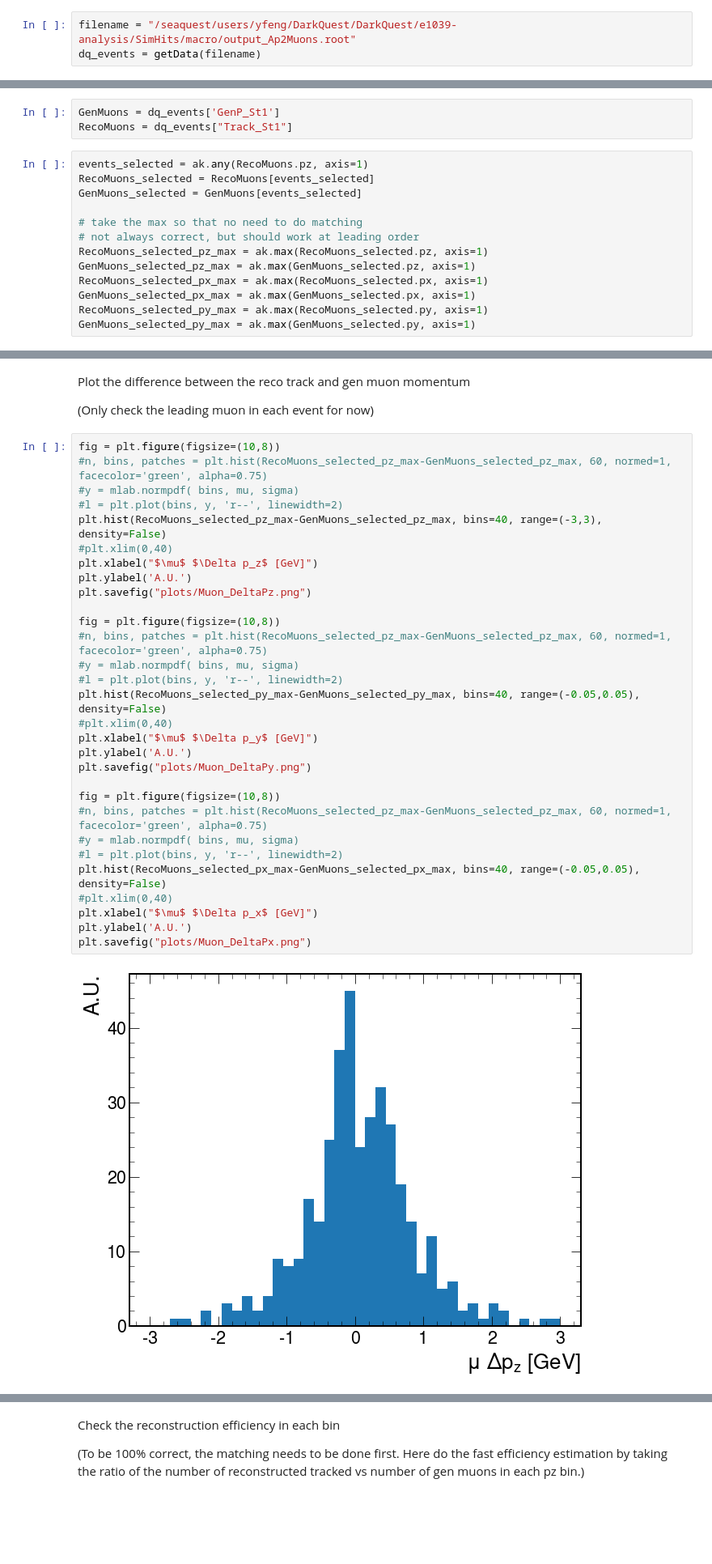
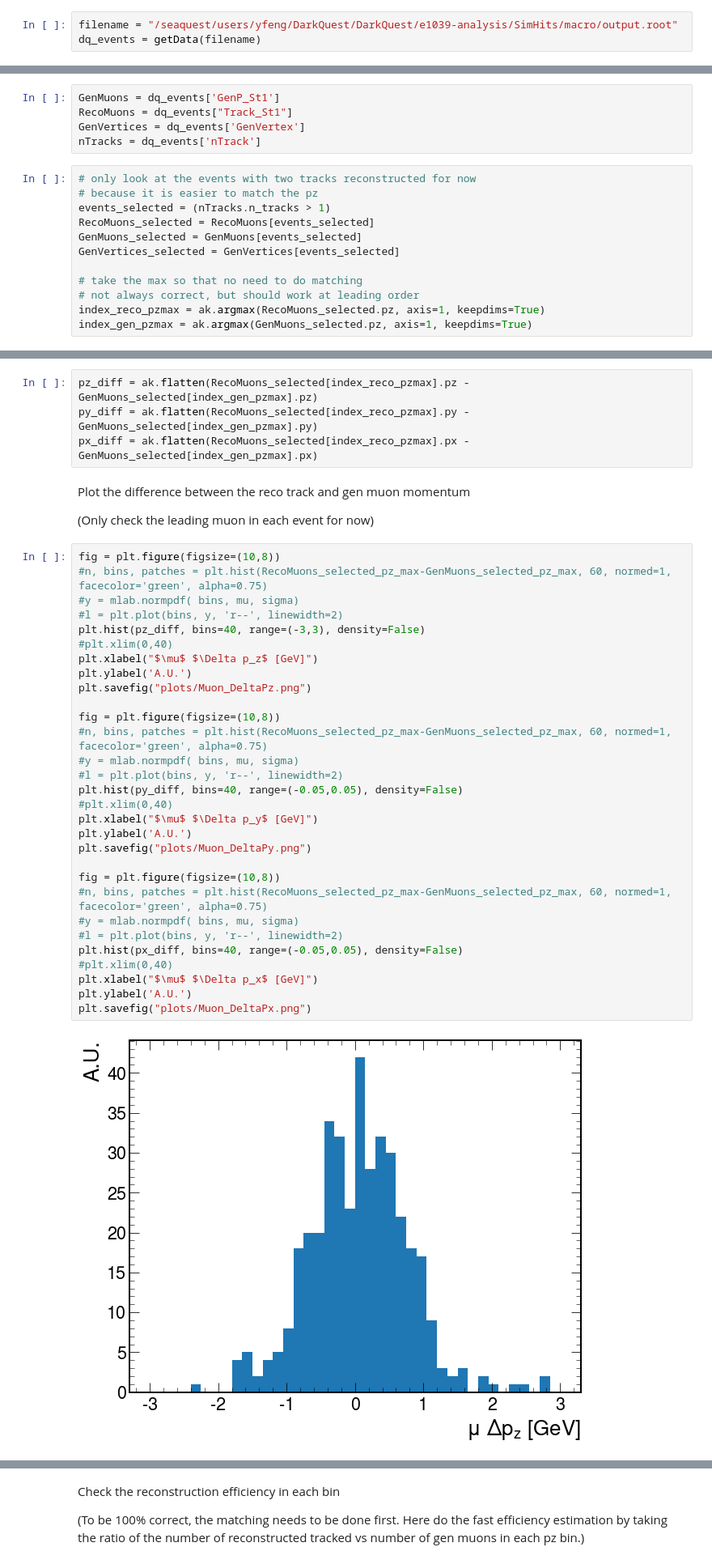
Before and after one commit to DarkQuest-FNAL/DarkQuest, a Jupyter notebook: e1039-analysis/python/DisplacedTracking.ipynb, the cells around one changed output, grey strips where cells are left out. Shown: that part at 81% size. Cells and saved outputs as stored; diff of their text form; blank space fills up the shorter version.

Commit message:
use pzmax matching for gen and reco

```diff
--- a/e1039-analysis/python/DisplacedTracking.ipynb
+++ b/e1039-analysis/python/DisplacedTracking.ipynb
@@ -55,7 +64,7 @@ Load data into awkward array.
 
 The data are the outputs from the `Fun4Sim_Ap2Muons.C` macro
 # %%
-filename = "/seaquest/users/yfeng/DarkQuest/DarkQuest/e1039-analysis/SimHits/macro/output_Ap2Muons.root"
+filename = "/seaquest/users/yfeng/DarkQuest/DarkQuest/e1039-analysis/SimHits/macro/output.root"
 dq_events = getData(filename)
 # %% [markdown]
 Plot the Aprime decaying to dimuon vertex position
@@ -115,16 +124,17 @@ plt.savefig("plots/Muon_Pz.png")
 # %%
 GenMuons = dq_events['GenP_St1']
 RecoMuons = dq_events["Track_St1"]
+GenVertices = dq_events['GenVertex']
+nTracks = dq_events['nTrack']
 # %%
-events_selected = ak.any(RecoMuons.pz, axis=1)
+# only look at the events with two tracks reconstructed for now
+# because it is easier to match the pz
+events_selected = (nTracks.n_tracks > 1)
 RecoMuons_selected = RecoMuons[events_selected]
 GenMuons_selected = GenMuons[events_selected]
+GenVertices_selected = GenVertices[events_selected]
 
 # take the max so that no need to do matching
 # not always correct, but should work at leading order
-RecoMuons_selected_pz_max = ak.max(RecoMuons_selected.pz, axis=1)
-GenMuons_selected_pz_max = ak.max(GenMuons_selected.pz, axis=1)
-RecoMuons_selected_px_max = ak.max(RecoMuons_selected.px, axis=1)
-GenMuons_selected_px_max = ak.max(GenMuons_selected.px, axis=1)
-RecoMuons_selected_py_max = ak.max(RecoMuons_selected.py, axis=1)
-GenMuons_selected_py_max = ak.max(GenMuons_selected.py, axis=1)
+index_reco_pzmax = ak.argmax(RecoMuons_selected.pz, axis=1, keepdims=True)
+index_gen_pzmax = ak.argmax(GenMuons_selected.pz, axis=1, keepdims=True)
@@ -131,3 +202,7 @@ GenMuons_selected_py_max = ak.max(GenMuons_selected.py, axis=1)
+# %%
+pz_diff = ak.flatten(RecoMuons_selected[index_reco_pzmax].pz - GenMuons_selected[index_gen_pzmax].pz)
+py_diff = ak.flatten(RecoMuons_selected[index_reco_pzmax].py - GenMuons_selected[index_gen_pzmax].py)
+px_diff = ak.flatten(RecoMuons_selected[index_reco_pzmax].px - GenMuons_selected[index_gen_pzmax].px)
 # %% [markdown]
 Plot the difference between the reco track and gen muon momentum
 
@@ -135,32 +210,32 @@ Plot the difference between the reco track and gen muon momentum
 # %%
 fig = plt.figure(figsize=(10,8))
 #n, bins, patches = plt.hist(RecoMuons_selected_pz_max-GenMuons_selected_pz_max, 60, normed=1, facecolor='green', alpha=0.75)
 #y = mlab.normpdf( bins, mu, sigma)
 #l = plt.plot(bins, y, 'r--', linewidth=2)
-plt.hist(RecoMuons_selected_pz_max-GenMuons_selected_pz_max, bins=40, range=(-3,3), density=False)
+plt.hist(pz_diff, bins=40, range=(-3,3), density=False)
 #plt.xlim(0,40)
 plt.xlabel("$\mu$ $\Delta p_z$ [GeV]")
 plt.ylabel('A.U.')
 plt.savefig("plots/Muon_DeltaPz.png")
 
 fig = plt.figure(figsize=(10,8))
 #n, bins, patches = plt.hist(RecoMuons_selected_pz_max-GenMuons_selected_pz_max, 60, normed=1, facecolor='green', alpha=0.75)
 #y = mlab.normpdf( bins, mu, sigma)
 #l = plt.plot(bins, y, 'r--', linewidth=2)
-plt.hist(RecoMuons_selected_py_max-GenMuons_selected_py_max, bins=40, range=(-0.05,0.05), density=False)
+plt.hist(py_diff, bins=40, range=(-0.05,0.05), density=False)
 #plt.xlim(0,40)
 plt.xlabel("$\mu$ $\Delta p_y$ [GeV]")
 plt.ylabel('A.U.')
 plt.savefig("plots/Muon_DeltaPy.png")
 
 fig = plt.figure(figsize=(10,8))
 #n, bins, patches = plt.hist(RecoMuons_selected_pz_max-GenMuons_selected_pz_max, 60, normed=1, facecolor='green', alpha=0.75)
 #y = mlab.normpdf( bins, mu, sigma)
 #l = plt.plot(bins, y, 'r--', linewidth=2)
-plt.hist(RecoMuons_selected_px_max-GenMuons_selected_px_max, bins=40, range=(-0.05,0.05), density=False)
+plt.hist(px_diff, bins=40, range=(-0.05,0.05), density=False)
 #plt.xlim(0,40)
 plt.xlabel("$\mu$ $\Delta p_x$ [GeV]")
 plt.ylabel('A.U.')
 plt.savefig("plots/Muon_DeltaPx.png")
 # %% [output]
-[figure, old version]
+[figure, new version]
```
Also changed, not shown: parts of 11 cells of this notebook.
